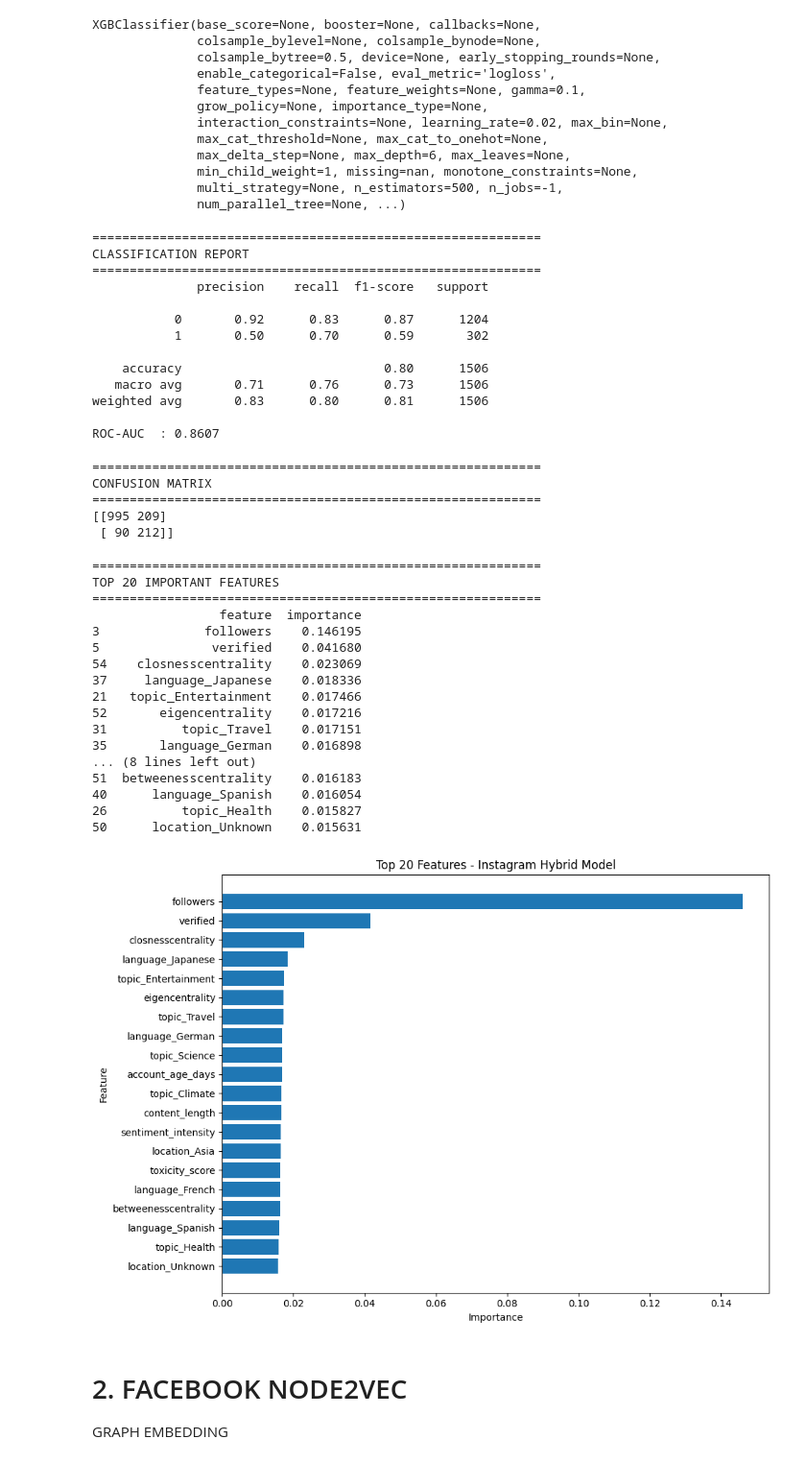
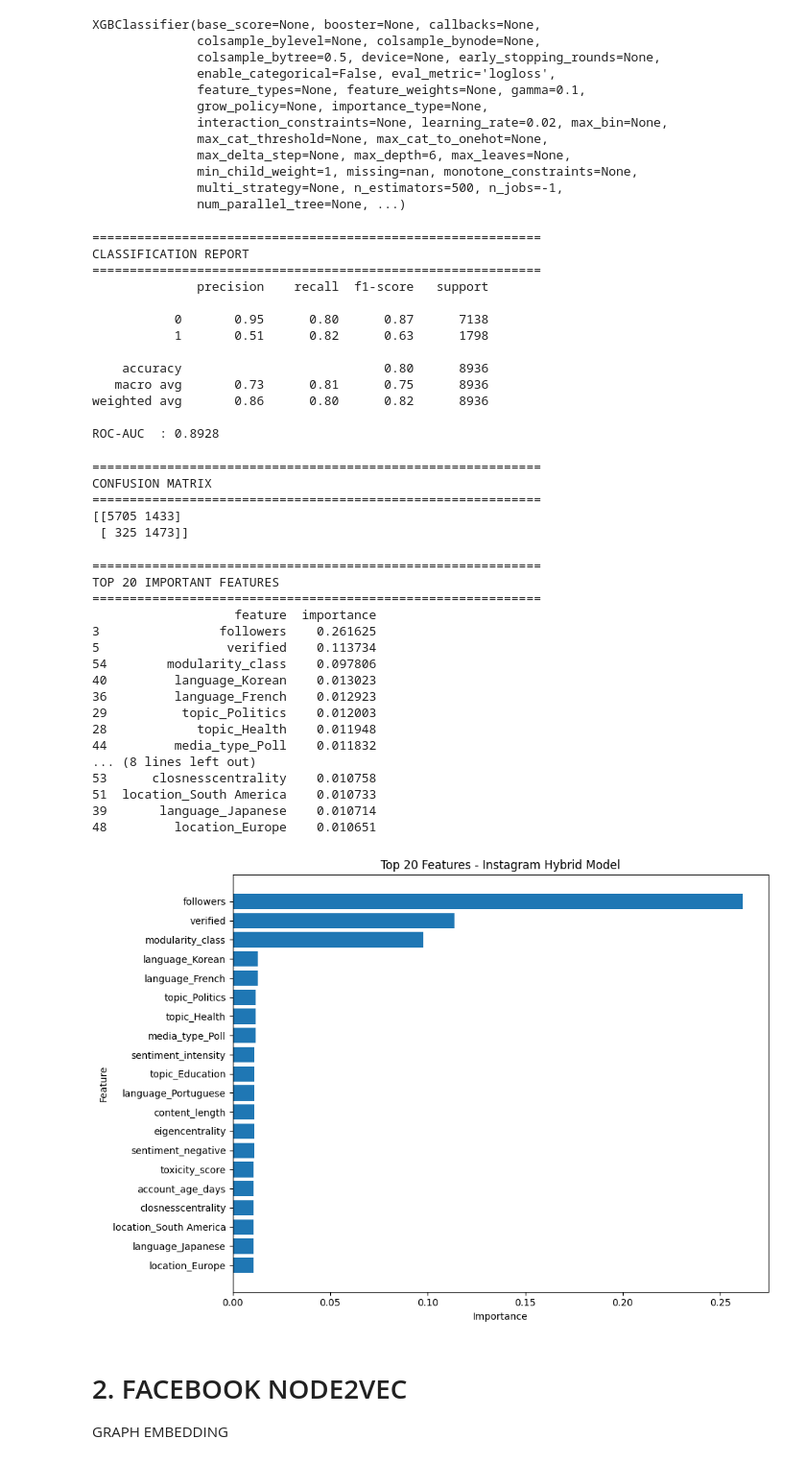
Before and after one commit to ThienY173/FDSE_2026_A_comparative_study_across_six_platforms, a Jupyter notebook: Network_graph/Twitter/twitter_graph.ipynb, the cells around one changed output. Shown at 96% size. Drawn from its saved outputs; the diff is of its cells as text; code cells hidden in the pictures.

```diff
--- a/Network_graph/Twitter/twitter_graph.ipynb
+++ b/Network_graph/Twitter/twitter_graph.ipynb
@@ -286,11 +276,11 @@ metadata_df = pd.get_dummies(
 # =====================================================
 
 train_df = pd.read_csv(
-    "../../data_preprocess/processed_data/ml_data/facebook_train.csv"
+    "../../data_preprocess/processed_data/ml_data/twitter_train.csv"
 )
 
 test_df = pd.read_csv(
-    "../../data_preprocess/processed_data/ml_data/facebook_test.csv"
+    "../../data_preprocess/processed_data/ml_data/twitter_test.csv"
 )
 
 print("=" * 60)
@@ -436,11 +425,11 @@ from sklearn.metrics import (
 # =====================================================
 
 train_df = pd.read_csv(
-    "facebook_hybrid_train.csv"
+    "twitter_hybrid_train.csv"
 )
 
 test_df = pd.read_csv(
-    "facebook_hybrid_test.csv"
+    "twitter_hybrid_test.csv"
 )
 
 print("=" * 60)
@@ -600,14 +589,14 @@ CLASSIFICATION REPORT
 ============================================================
               precision    recall  f1-score   support
 
-           0       0.92      0.83      0.87      1204
-           1       0.50      0.70      0.59       302
+           0       0.95      0.80      0.87      7138
+           1       0.51      0.82      0.63      1798
 
-    accuracy                           0.80      1506
-   macro avg       0.71      0.76      0.73      1506
-weighted avg       0.83      0.80      0.81      1506
+    accuracy                           0.80      8936
+   macro avg       0.73      0.81      0.75      8936
+weighted avg       0.86      0.80      0.82      8936
 
-ROC-AUC  : 0.8607
+ROC-AUC  : 0.8928
 # %%
 # CONFUSION MATRIX
 # =====================================================
@@ -626,8 +615,8 @@ print(cm)
 ============================================================
 CONFUSION MATRIX
 ============================================================
-[[995 209]
- [ 90 212]]
+[[5705 1433]
+ [ 325 1473]]
 # %%
 # FEATURE IMPORTANCE
 # =====================================================
@@ -655,48 +644,48 @@ print(
 ============================================================
 TOP 20 IMPORTANT FEATURES
 ============================================================
-                 feature  importance
-3              followers    0.146195
-5               verified    0.041680
-54    closnesscentrality    0.023069
-37     language_Japanese    0.018336
-21   topic_Entertainment    0.017466
-52       eigencentrality    0.017216
-31          topic_Travel    0.017151
-35       language_German    0.016898
+                   feature  importance
+3                followers    0.261625
+5                 verified    0.113734
+54        modularity_class    0.097806
+40         language_Korean    0.013023
+36         language_French    0.012923
+29          topic_Politics    0.012003
+28            topic_Health    0.011948
+44         media_type_Poll    0.011832
 ... (8 lines left out)
-51  betweenesscentrality    0.016183
-40      language_Spanish    0.016054
-26          topic_Health    0.015827
-50      location_Unknown    0.015631
+53      closnesscentrality    0.010758
+51  location_South America    0.010733
+39       language_Japanese    0.010714
+48         location_Europe    0.010651
 # %%
 # PLOT TOP FEATURES
 # =====================================================
 import matplotlib.pyplot as plt
 
 top_n = 20
 
 plot_df = importance_df.head(top_n)
 
 plt.figure(figsize=(10, 7))
 
 plt.barh(
     plot_df["feature"][::-1],
     plot_df["importance"][::-1]
 )
 
 plt.xlabel("Importance")
 plt.ylabel("Feature")
 
 plt.title(
-    "Top 20 Features - Instagram Hybrid Model"
+    "Top 20 Features - Twitter Hybrid Model"
 )
 
 plt.tight_layout()
 
 plt.show()
 # %% [output]
-[figure, old version]
+[figure, new version]
 # %% [markdown]
 # 2. FACEBOOK NODE2VEC
 
```
Also changed, not shown: parts of 30 cells of this notebook, 6 other files.
